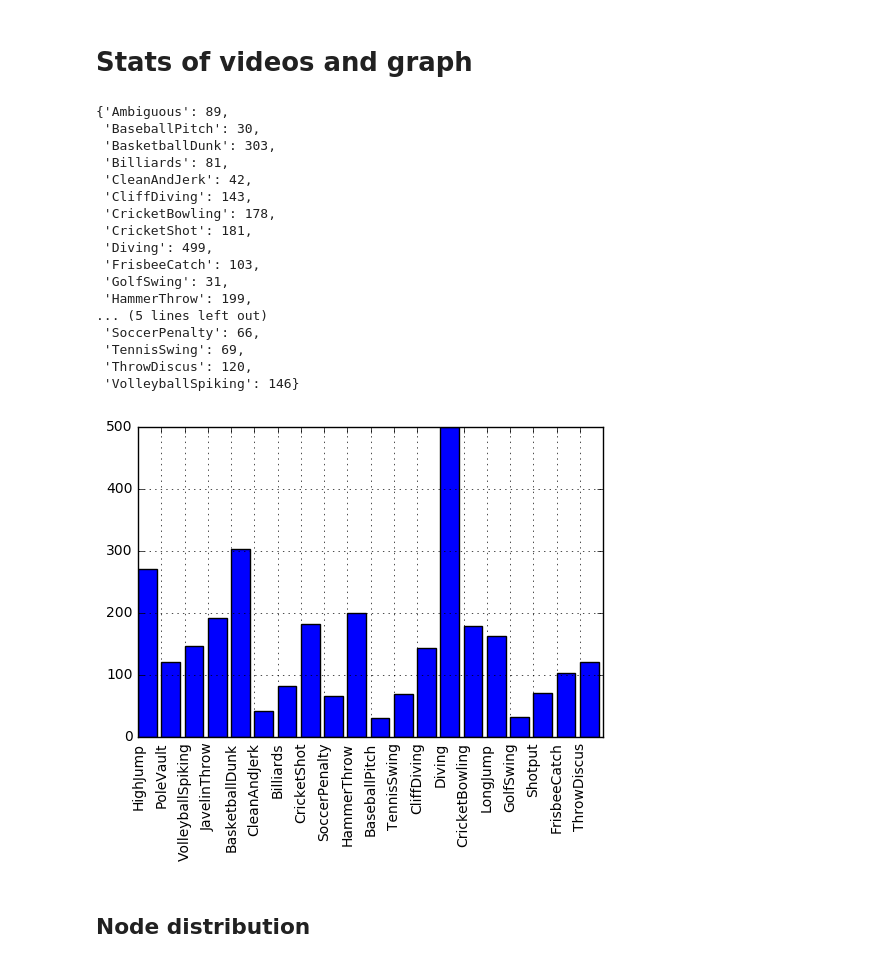
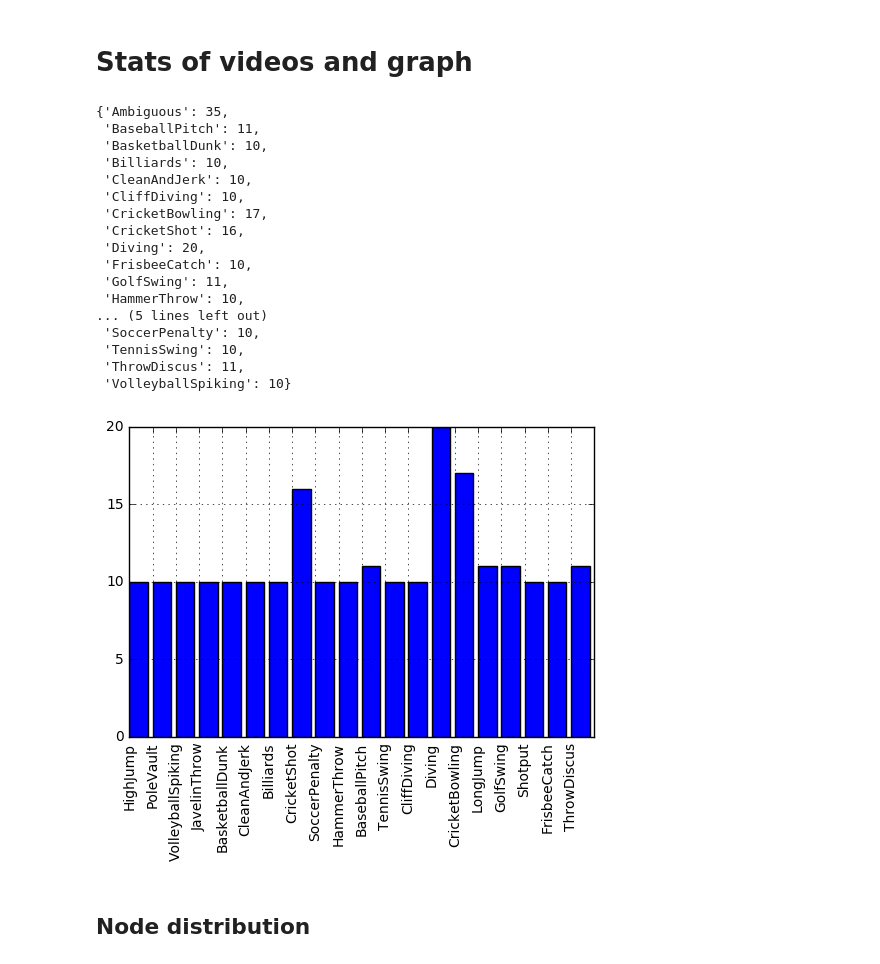
Before and after one commit to KevKeyingLi/VideoActionRecognition, a Jupyter notebook: notebook/Generating Nodes.ipynb, the cells around one changed output. Cells and saved outputs as stored; diff of their text form; code cells hidden in the pictures.

```diff
--- a/notebook/Generating Nodes.ipynb
+++ b/notebook/Generating Nodes.ipynb
@@ -813,38 +819,43 @@ return [heappop(h) for i in range(len(h))]
 # Stats of videos and graph
 # %%
 # The label of videos
+# a label in tLabelList : ['video_validation_0000051', [67.5, 75.9], 'Billiards']
 categories = sorted(list(set([x[2] for x in tLabelList])))
+video_label_set = set()
 count = dict([(x,0) for x in categories])
 for label in tLabelList:
-    count[label[2]] +=1
+    if label[0]+label[2] not in video_label_set:
+        count[label[2]] +=1
+        video_label_set.add(label[0]+label[2])
+
 pprint(count)
 
 import matplotlib.pyplot as plt
 D=count
 del(D['Ambiguous'])
 plt.bar(range(len(D)), D.values())# ,align='center'
 plt.xticks(range(len(D)), D.keys(), rotation='vertical')
 plt.grid()
 plt.show()
 # %% [output]
-{'Ambiguous': 89,
- 'BaseballPitch': 30,
- 'BasketballDunk': 303,
- 'Billiards': 81,
- 'CleanAndJerk': 42,
- 'CliffDiving': 143,
- 'CricketBowling': 178,
- 'CricketShot': 181,
- 'Diving': 499,
- 'FrisbeeCatch': 103,
- 'GolfSwing': 31,
- 'HammerThrow': 199,
+{'Ambiguous': 35,
+ 'BaseballPitch': 11,
+ 'BasketballDunk': 10,
+ 'Billiards': 10,
+ 'CleanAndJerk': 10,
+ 'CliffDiving': 10,
+ 'CricketBowling': 17,
+ 'CricketShot': 16,
+ 'Diving': 20,
+ 'FrisbeeCatch': 10,
+ 'GolfSwing': 11,
+ 'HammerThrow': 10,
 ... (5 lines left out)
- 'SoccerPenalty': 66,
- 'TennisSwing': 69,
- 'ThrowDiscus': 120,
- 'VolleyballSpiking': 146}
+ 'SoccerPenalty': 10,
+ 'TennisSwing': 10,
+ 'ThrowDiscus': 11,
+ 'VolleyballSpiking': 10}
-[figure, old version]
+[figure, new version]
 # %% [markdown]
 ## Node distribution
 # %%
```
Also changed, not shown: parts of 5 cells of this notebook.
